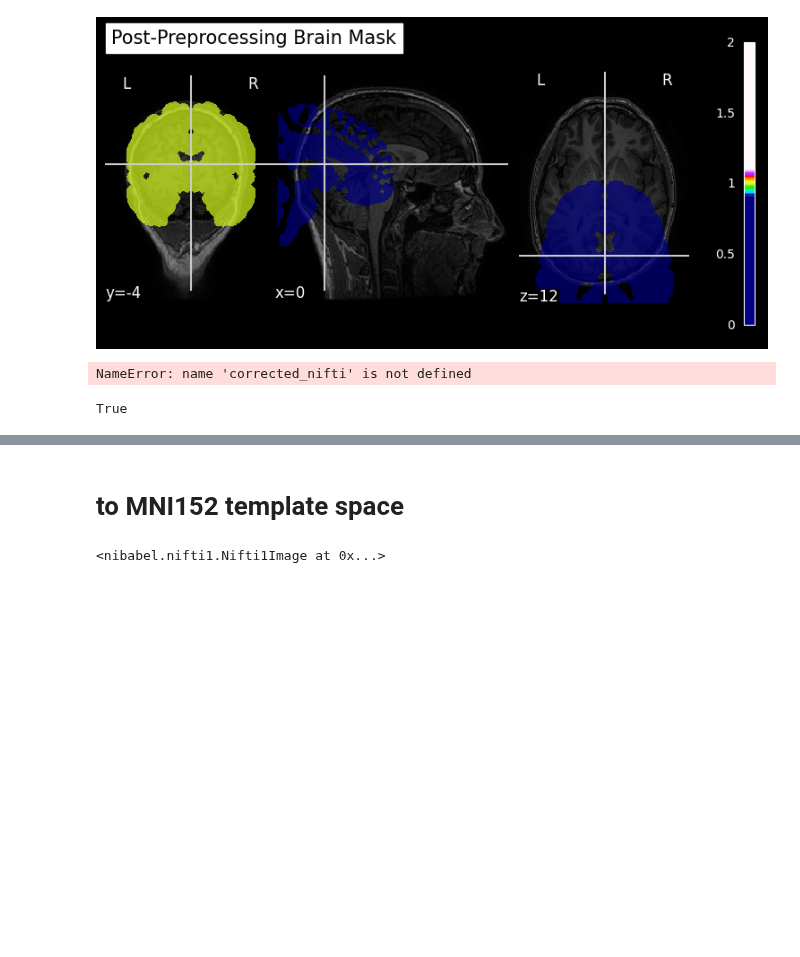
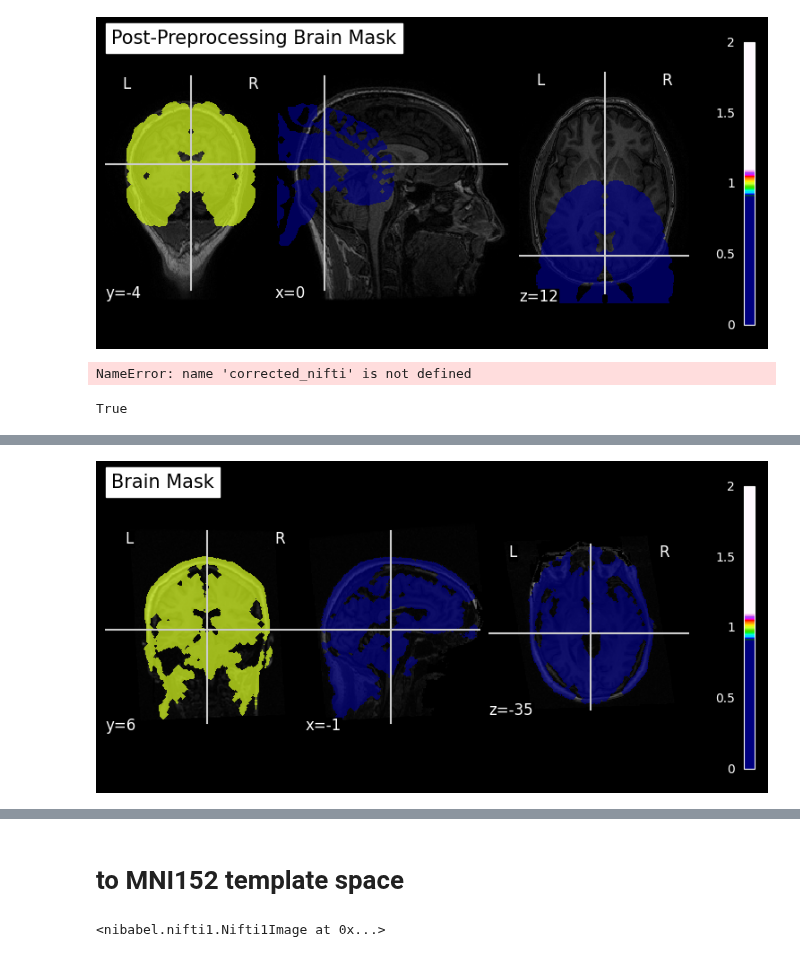
Before and after one commit to Herseybb/fmri-simon-analysis, a Jupyter notebook: notebooks/03_image_preprocessing.ipynb, the cells around one changed output, grey strips where cells are left out. Cells and saved outputs as stored; diff of their text form; code cells hidden in the pictures; blank space fills up the shorter version.

```diff
--- a/notebooks/03_image_preprocessing.ipynb
+++ b/notebooks/03_image_preprocessing.ipynb
@@ -344,0 +310,14 @@ Affine match (epi_mask vs original)? True
+# %%
+from nilearn.masking import compute_epi_mask
+from nilearn import plotting
+
+# Compute mask on the 'clean' image
+# 'opening=2' helps remove those small 'floating' noise pixels you saw earlier
+brain_mask = compute_epi_mask(img_ds114, opening=3)
+
+plotting.plot_roi(brain_mask, bg_img=img_ds114,
+                  title="Brain Mask",
+                  display_mode='ortho')
+plotting.show()
+# %% [output]
+[figure, added]
```
Also changed, not shown: parts of 25 cells of this notebook.
